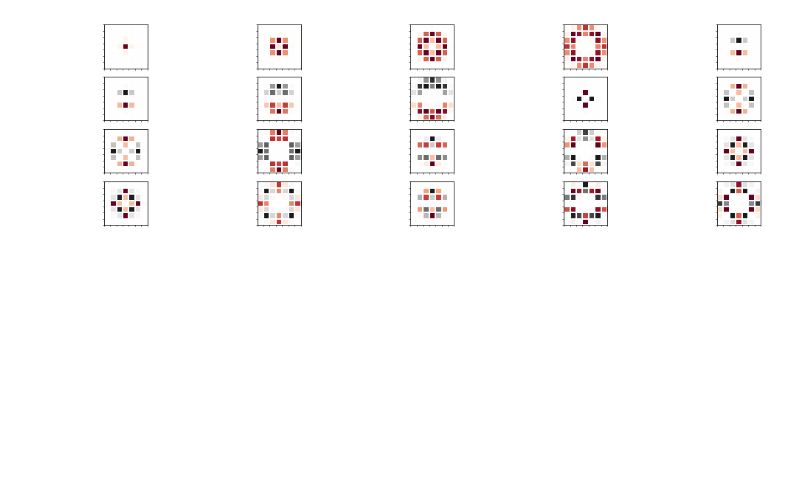
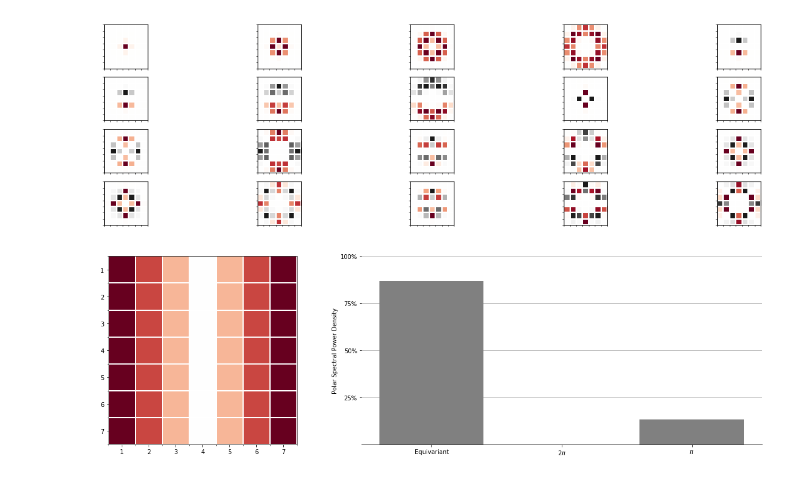
Before and after one commit to gabriel-lepetitaimon/steered-fcnn, a Jupyter notebook: notebooks/ImplementationCheck/SteerableKBase.ipynb, the cells around one changed output. Saved outputs shown, nothing was run; the diff lists cells and outputs as text; code cells hidden in the pictures; blank space fills up the shorter version.

```diff
--- a/notebooks/ImplementationCheck/SteerableKBase.ipynb
+++ b/notebooks/ImplementationCheck/SteerableKBase.ipynb
@@ -211,3 +211,10 @@ for i in range(len(axs)):
         plot_filter(base.base[i*4+j], plot=axs[i][j], axis=False)
 # %% [output]
 [figure]
+# %%
+x, y = np.meshgrid(np.linspace(-3,3,7), np.linspace(-3,3,7))
+
+F = abs(x)
+plot_filter(F, spd=4)
+# %% [output]
+[figure, added]
```
Also changed, not shown: parts of 6 cells of this notebook, 1 other file.
